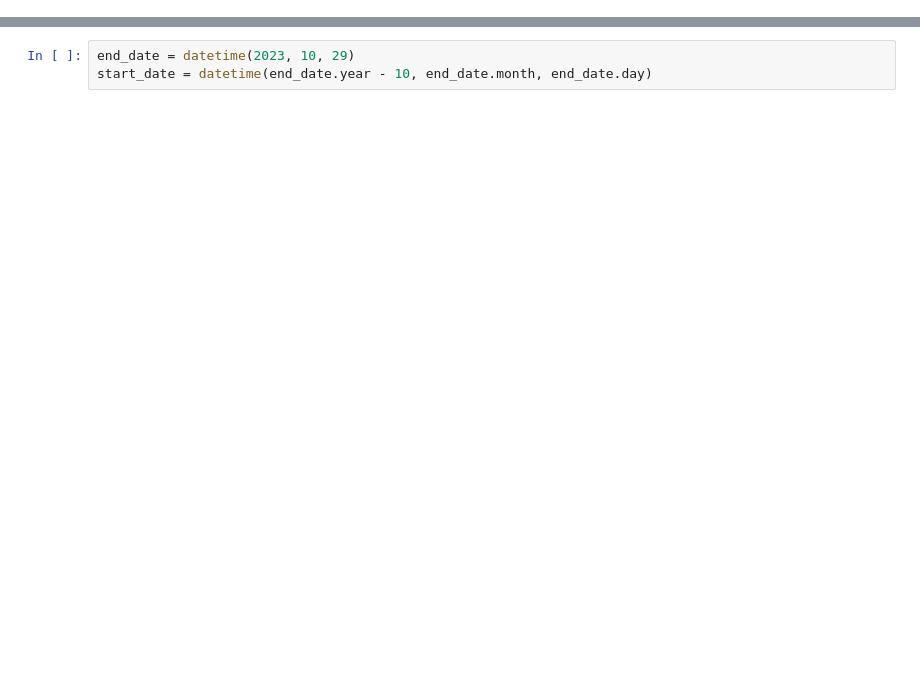
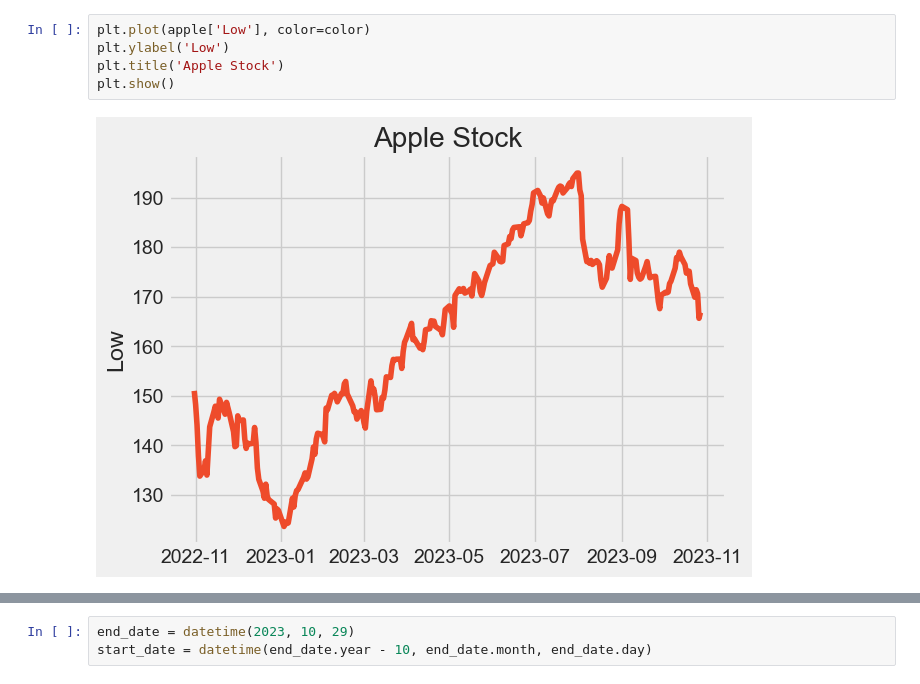
Before and after one commit to Bahadir-Erdem/stock_price_lstm, a Jupyter notebook: proje_test.ipynb, the cells around one changed output, grey strips where cells are left out. Cells and saved outputs as stored; diff of their text form; blank space fills up the shorter version.

```diff
--- a/proje_test.ipynb
+++ b/proje_test.ipynb
@@ -109,0 +104,7 @@ dfs[0].describe()
+# %%
+plt.plot(apple['Low'], color=color)
+plt.ylabel('Low')
+plt.title('Apple Stock')
+plt.show()
+# %% [output]
+[figure, added]
```
Also changed, not shown: parts of 57 cells of this notebook.
